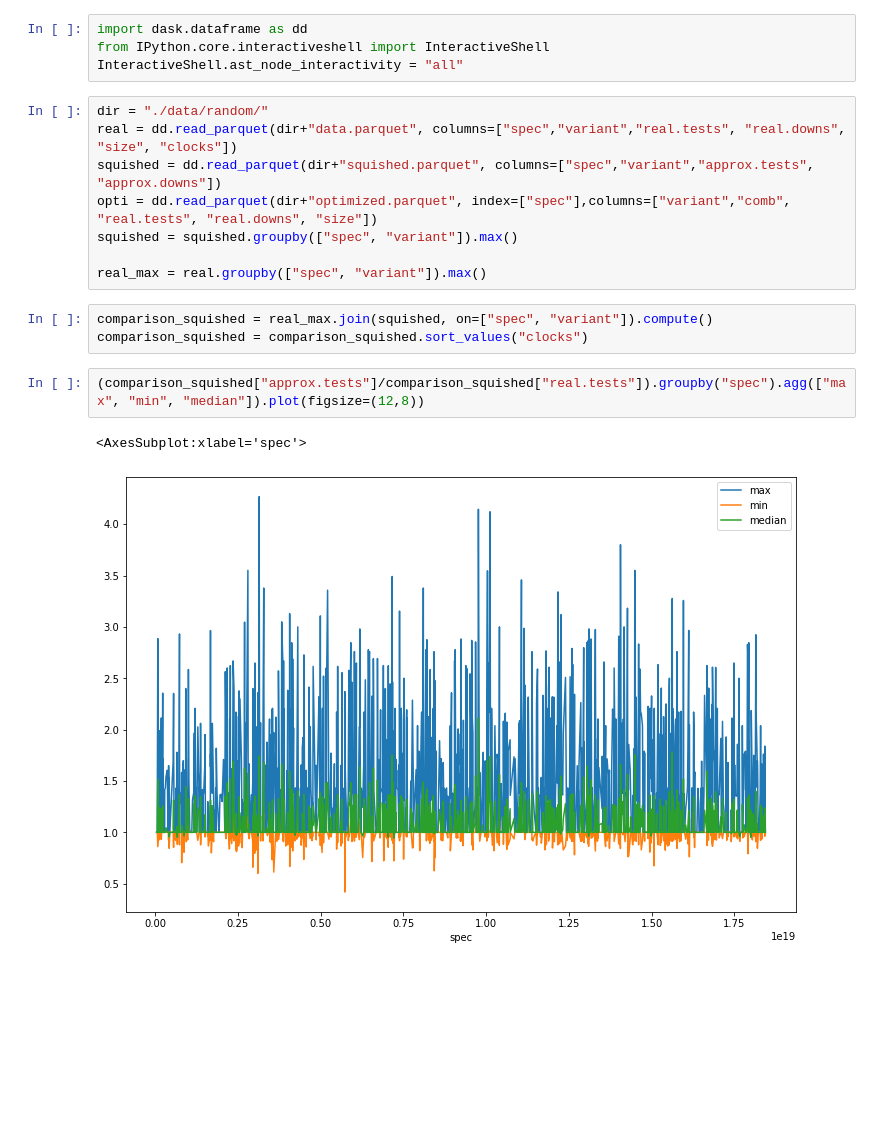
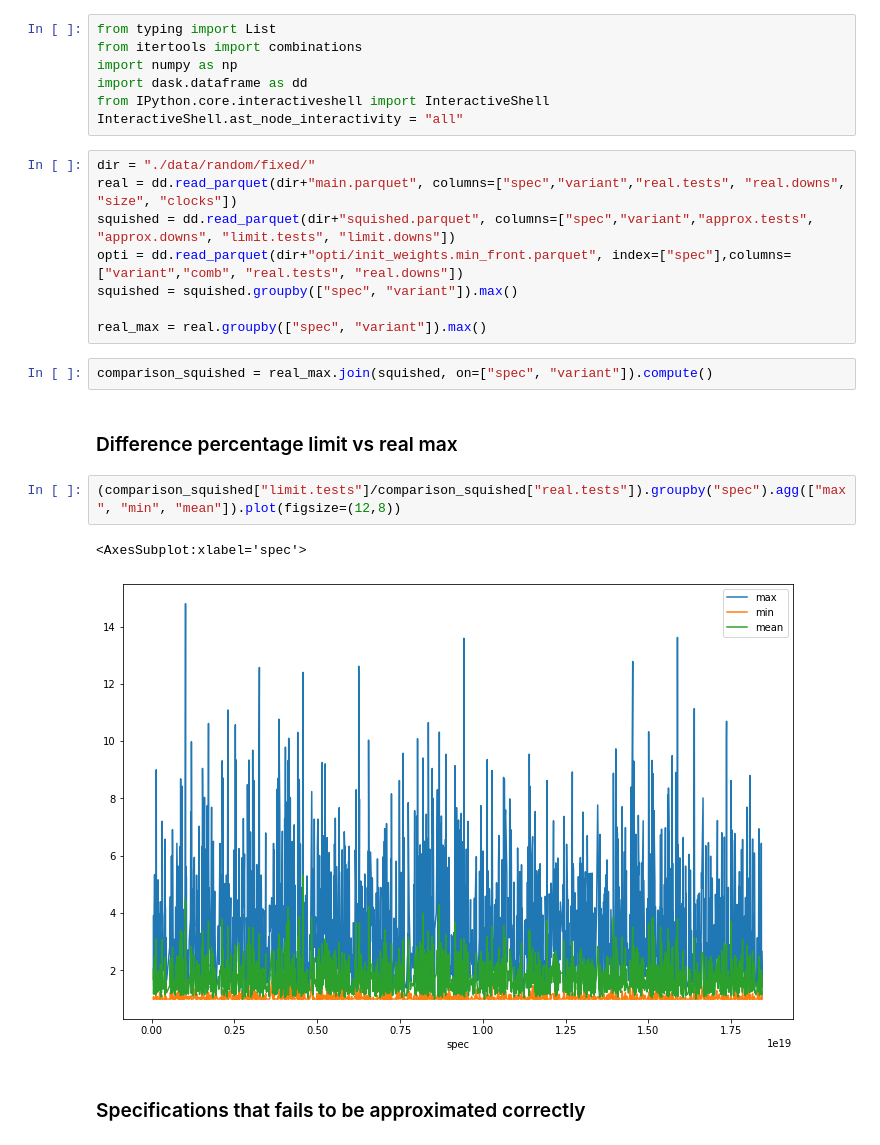
Before and after one commit to PaulRaUnite/ccsl-rs, a Jupyter notebook: plotter/comparison.ipynb, the cells around one changed output. Drawn from its saved outputs; the diff is of its cells as text; blank space fills up the shorter version.

Commit message:
Changes: - fixed approximation calculation; - flipped subclocking Added: - more methods and data to analyze;

```diff
--- a/plotter/comparison.ipynb
+++ b/plotter/comparison.ipynb
@@ -1,20 +1,26 @@
 # %%
+from typing import List
+from itertools import combinations
+import numpy as np
 import dask.dataframe as dd
 from IPython.core.interactiveshell import InteractiveShell
 InteractiveShell.ast_node_interactivity = "all"
 # %%
-dir = "./data/random/"
-real = dd.read_parquet(dir+"data.parquet", columns=["spec","variant","real.tests", "real.downs", "size", "clocks"])
-squished = dd.read_parquet(dir+"squished.parquet", columns=["spec","variant","approx.tests", "approx.downs"])
-opti = dd.read_parquet(dir+"optimized.parquet", index=["spec"],columns=["variant","comb", "real.tests", "real.downs", "size"])
+dir = "./data/random/fixed/"
+real = dd.read_parquet(dir+"main.parquet", columns=["spec","variant","real.tests", "real.downs", "size", "clocks"])
+squished = dd.read_parquet(dir+"squished.parquet", columns=["spec","variant","approx.tests", "approx.downs", "limit.tests", "limit.downs"])
+opti = dd.read_parquet(dir+"opti/init_weights.min_front.parquet", index=["spec"],columns=["variant","comb", "real.tests", "real.downs"])
 squished = squished.groupby(["spec", "variant"]).max()
 
 real_max = real.groupby(["spec", "variant"]).max()
 # %%
 comparison_squished = real_max.join(squished, on=["spec", "variant"]).compute()
-comparison_squished = comparison_squished.sort_values("clocks")
+# %% [markdown]
+### Difference percentage limit vs real max
 # %%
-(comparison_squished["approx.tests"]/comparison_squished["real.tests"]).groupby("spec").agg(["max", "min", "median"]).plot(figsize=(12,8))
+(comparison_squished["limit.tests"]/comparison_squished["real.tests"]).groupby("spec").agg(["max", "min", "mean"]).plot(figsize=(12,8))
 # %% [output]
 <AxesSubplot:xlabel='spec'>
-[figure, old version]
+[figure, new version]
+# %% [markdown]
+### Specifications that fails to be approximated correctly
```
Also changed, not shown: parts of 64 cells of this notebook, 7 other files.
